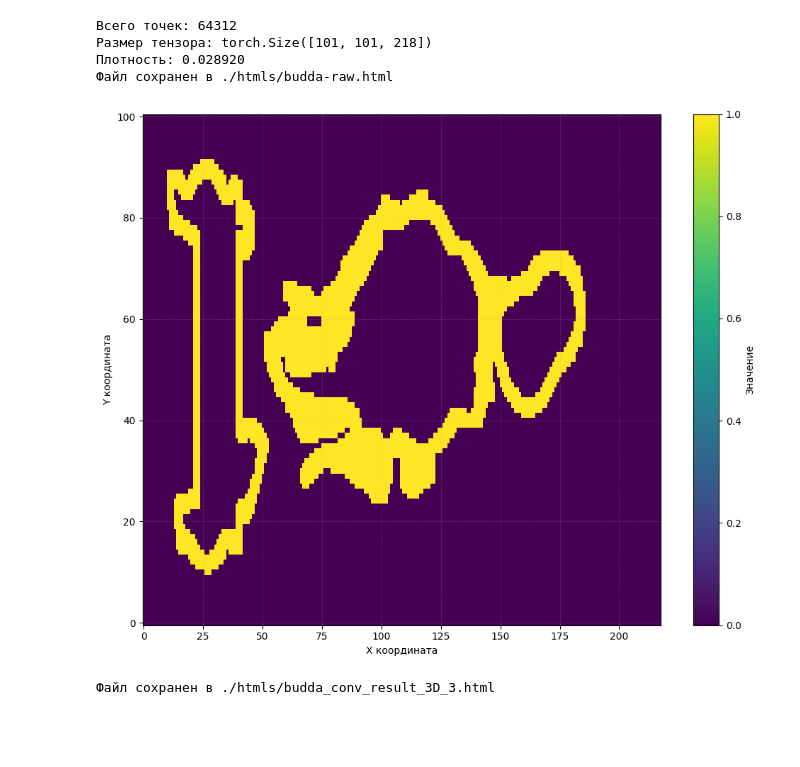
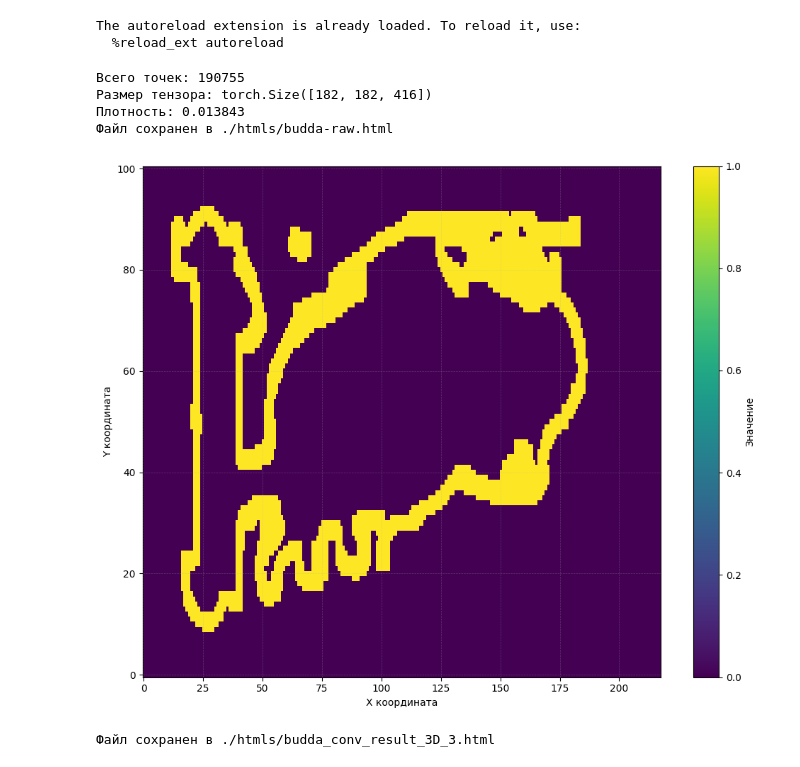
Before and after one commit to AlexanderShliakhturov/Application-of-subdivision-schemes-in-surface-approximation-problems, a Jupyter notebook: surface-reconstruction-budda.ipynb, the cells around one changed output. Drawn from its saved outputs; the diff is of its cells as text; code cells hidden in the pictures; blank space fills up the shorter version.

Commit message:
modify fill

```diff
--- a/surface-reconstruction-budda.ipynb
+++ b/surface-reconstruction-budda.ipynb
@@ -9,6 +9,8 @@ from skimage import measure
 from mpl_toolkits.mplot3d.art3d import Poly3DCollection
 from mpl_toolkits.mplot3d import Axes3D
 from collections import deque
+import pyvista as pv
+pv.start_xvfb()
 
 
 import plotly.graph_objects as go
@@ -19,24 +21,28 @@ import plotly.express as px
 %autoreload 2
 from help_functions.make_conv_2d_torch import make_conv_2d_torch
 from help_functions.make_conv_3d_torch import make_conv_3d_torch
-from help_functions.morph_fill import morph_fill
+from help_functions.morph_fill import morph_fill, morph_fill_fast
 from help_functions.Sub_AT_torch import Sub_AT_torch
 from help_functions.Sub_A_torch import Sub_A_torch
 from help_functions.solve_least_squares_subdivision import solve_least_squares_subdivision
 from help_functions.plot_subdivision_points import plot_subdivision_points
 from help_functions.solve_least_squares_subdivision import apply_C
+from help_functions.shadows_visual import shadows_visual
 
 from help_functions.make_html_visual import make_html_visual
 from help_functions.make_scatter_visual import make_scatter_visual
 
 from IPython.display import HTML
+# %% [output]
+The autoreload extension is already loaded. To reload it, use:
+  %reload_ext autoreload
 # %%
 '''
 Здесь импортируем изображение, центрируем и поворачиваем при надобности
 '''
 
 raw_data = np.loadtxt('./models/BuddaAll.txt').reshape(-1)
-int_cast_data = np.trunc(raw_data*np.power(10,3)).astype(int).reshape(-1, 3)
+int_cast_data = np.trunc(raw_data*2000).astype(int).reshape(-1, 3)
 
 
 shifted = (int_cast_data - int_cast_data.min(axis=0) + np.array([10,10,10]))
@@ -52,45 +58,48 @@ make_html_visual(tensor_3d=budda_tensor_3D, name='budda-raw', colorscale='Jet')
 
 # budda_tensor_3D = budda_tensor_3D_rotated_90
 # %% [output]
-Всего точек: 64312
-Размер тензора: torch.Size([101, 101, 218])
-Плотность: 0.028920
+Всего точек: 190755
+Размер тензора: torch.Size([182, 182, 416])
+Плотность: 0.013843
 Файл сохранен в ./htmls/budda-raw.html
 # %%
 '''
 Здесь утолщаем границы
 '''
 
 # budda_tensor_3D_slice = budda_tensor_3D[:,:, 30]
 
 # kernel_2D = torch.ones(size=(3,3))
-kernel_3D = torch.ones(size=(3,3,3))
+kernel_shape = 3
+kernel_3D = torch.ones(size=(kernel_shape,kernel_shape,kernel_shape))
 
 
 # budda_conv_result_2D = make_conv_2d_torch(source=budda_tensor_3D_slice, kernel=kernel_2D)
 budda_conv_result_3D = make_conv_3d_torch(source=budda_tensor_3D, kernel=kernel_3D)
+# budda_conv_result_3D = budda_tensor_3D
+
 
 
 
 
 plt.figure(figsize=(10, 8))
 
-plt.imshow(budda_conv_result_3D[:,:, 60],
+plt.imshow(budda_conv_result_3D[:,:, 50],
            cmap='viridis',
            aspect='auto',
            origin='lower')
 
 plt.colorbar(label='Значение')
 plt.xlabel('X координата')
 plt.ylabel('Y координата')
 
 plt.grid(True, alpha=0.3, linestyle='--', linewidth=0.5)
 
 plt.tight_layout()
 plt.savefig('./images/budda-2d-slice-after-conv.png')
 plt.show()
 # %% [output]
-[figure, old version]
+[figure, new version]
 # %%
 make_html_visual(budda_conv_result_3D, 'budda_conv_result_3D_3')
 # HTML(filename='./htmls/voxel_model_budda_5_rare.html')
```
Also changed, not shown: parts of 10 cells of this notebook, 9 other files.
